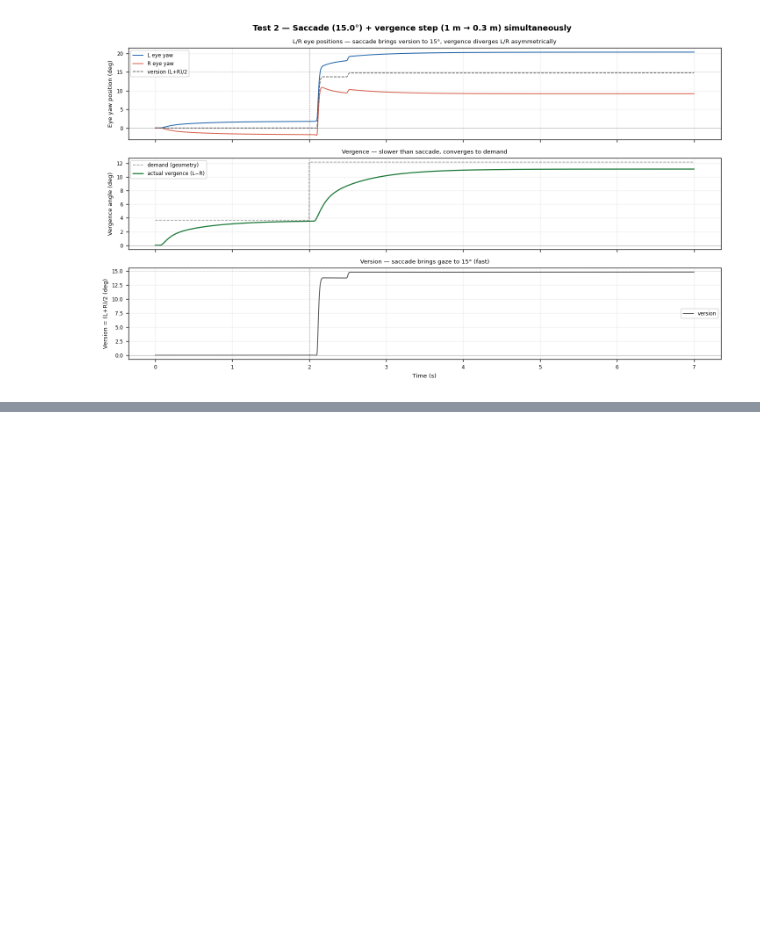
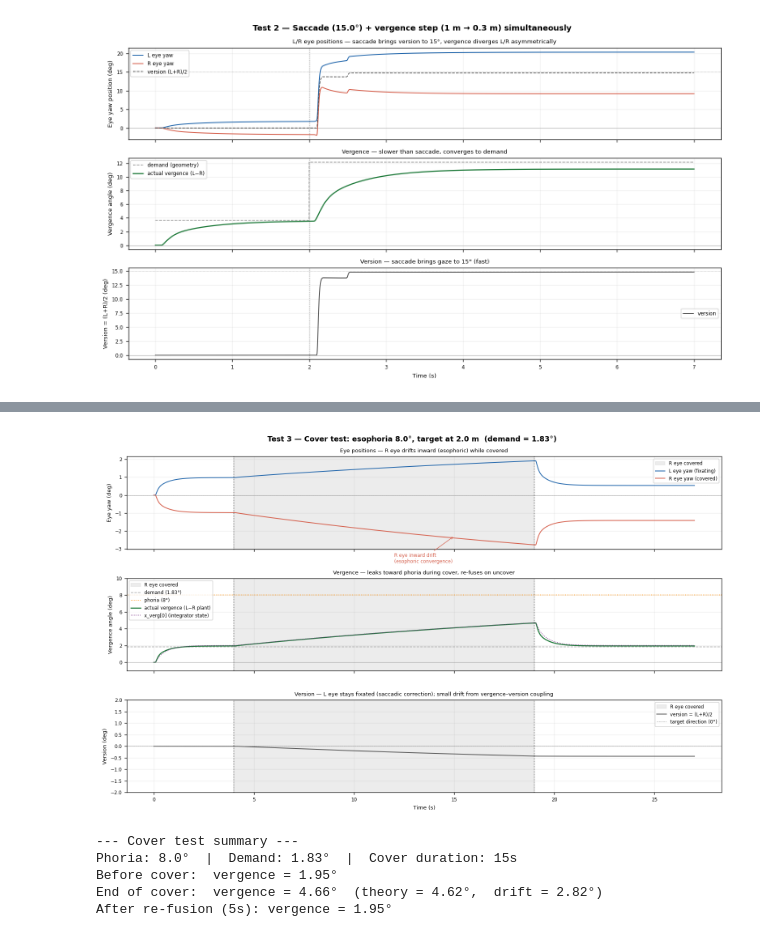
Before and after one commit to jotero/ClaudeOculomotorJax, a Jupyter notebook: notebooks/vergence.ipynb, the cells around one changed output, grey strips where cells are left out. Cells and saved outputs as stored; diff of their text form; code cells hidden in the pictures; blank space fills up the shorter version.

Commit message:
Updated llm to handle vergence

```diff
--- a/notebooks/vergence.ipynb
+++ b/notebooks/vergence.ipynb
@@ -284,0 +372,68 @@ plt.show()
+# %%
+fig, axes = plt.subplots(3, 1, figsize=(13, 8), sharex=True)
+fig.suptitle(
+    f'Test 3 — Cover test: esophoria {PHORIA_DEG}°, target at {Z_TARGET} m  '
+    f'(demand = {demand3:.2f}°)',
+    fontweight='bold')
+
+# Shade cover period
+for ax in axes:
+    ax.axvspan(COVER_ON, COVER_OFF, color='#e0e0e0', alpha=0.6, zorder=0, label='R eye covered')
+
+# Panel 1: L and R eye positions
+ax = axes[0]
+ax.plot(t3_np, ep_L3, color='#2166ac', lw=1.2, label='L eye yaw (fixating)')
+ax.plot(t3_np, ep_R3, color='#d6604d', lw=1.2, label='R eye yaw (covered)')
+ax.axhline(0, color='k', lw=0.4, ls='--', alpha=0.4)
+ax.legend(fontsize=7, loc='upper right')
+ax_fmt(ax, ylabel='Eye yaw (deg)')
+ax.set_title('Eye positions — R eye drifts inward (esophoric) while covered', fontsize=8)
+
+# Annotate drift direction
+ax.annotate('R eye inward drift\n(esophoric convergence)',
+            xy=(15.0, ep_R3[int(14.0/DT)]),
+            xytext=(12.0, ep_R3[int(14.0/DT)] - 1.5),
+            fontsize=7, color='#d6604d',
+            arrowprops=dict(arrowstyle='->', color='#d6604d', lw=0.8))
+
+# Panel 2: Vergence angle with integrator state
+ax = axes[1]
+ax.axhline(demand3,    color='#aaaaaa', lw=1.0, ls='--', label=f'demand ({demand3:.2f}°)')
+ax.axhline(PHORIA_DEG, color='#ff8c00', lw=1.0, ls=':', label=f'phoria ({PHORIA_DEG:.0f}°)')
+ax.plot(t3_np, vergence3,        color='#1b7837', lw=1.5, label='actual vergence (L−R plant)')
+ax.plot(t3_np, x_verg3[:, 0],   color='#762a83', lw=1.0, ls=':', label='x_verg[0] (integrator state)')
+ax.legend(fontsize=7, loc='upper left')
+ax_fmt(ax, ylabel='Vergence angle (deg)')
+ax.set_ylim(-1, PHORIA_DEG + 2)
+ax.set_title('Vergence — leaks toward phoria during cover, re-fuses on uncover', fontsize=8)
+
+# Panel 3: Version (L eye should stay on target via saccades)
+ax = axes[2]
+ax.plot(t3_np, version3, color='#555555', lw=1.2, label='version = (L+R)/2')
+ax.axhline(0.0, color='k', lw=0.6, ls='--', alpha=0.4, label='target direction (0°)')
+ax.legend(fontsize=7, loc='upper right')
+ax_fmt(ax, ylabel='Version (deg)', xlabel='Time (s)')
+ax.set_ylim(-2, 2)
+ax.set_title('Version — L eye stays fixated (saccadic correction); small drift from vergence–version coupling', fontsize=8)
+
+# Dashed vertical lines at cover transitions
+for ax in axes:
+    ax.axvline(COVER_ON,  color='k', lw=0.9, ls=':', alpha=0.7)
+    ax.axvline(COVER_OFF, color='k', lw=0.9, ls=':', alpha=0.7)
+
+fig.tight_layout()
+plt.show()
+
+print(f'\n--- Cover test summary ---')
+print(f'Phoria: {PHORIA_DEG}°  |  Demand: {demand3:.2f}°  |  Cover duration: {COVER_OFF-COVER_ON:.0f}s')
+print(f'Before cover:  vergence = {vergence3[idx_before]:.2f}°')
+print(f'End of cover:  vergence = {vergence3[idx_at_off]:.2f}°  '
+      f'(theory = {theory_at_uncover:.2f}°,  drift = {vergence3[idx_at_off]-demand3:.2f}°)')
+print(f'After re-fusion (5s): vergence = {vergence3[idx_after]:.2f}°')
+# %% [output]
+[figure, added]
+--- Cover test summary ---
+Phoria: 8.0°  |  Demand: 1.83°  |  Cover duration: 15s
+Before cover:  vergence = 1.95°
+End of cover:  vergence = 4.66°  (theory = 4.62°,  drift = 2.82°)
+After re-fusion (5s): vergence = 1.95°
```
Also changed, not shown: parts of 4 cells of this notebook, 7 other files.
